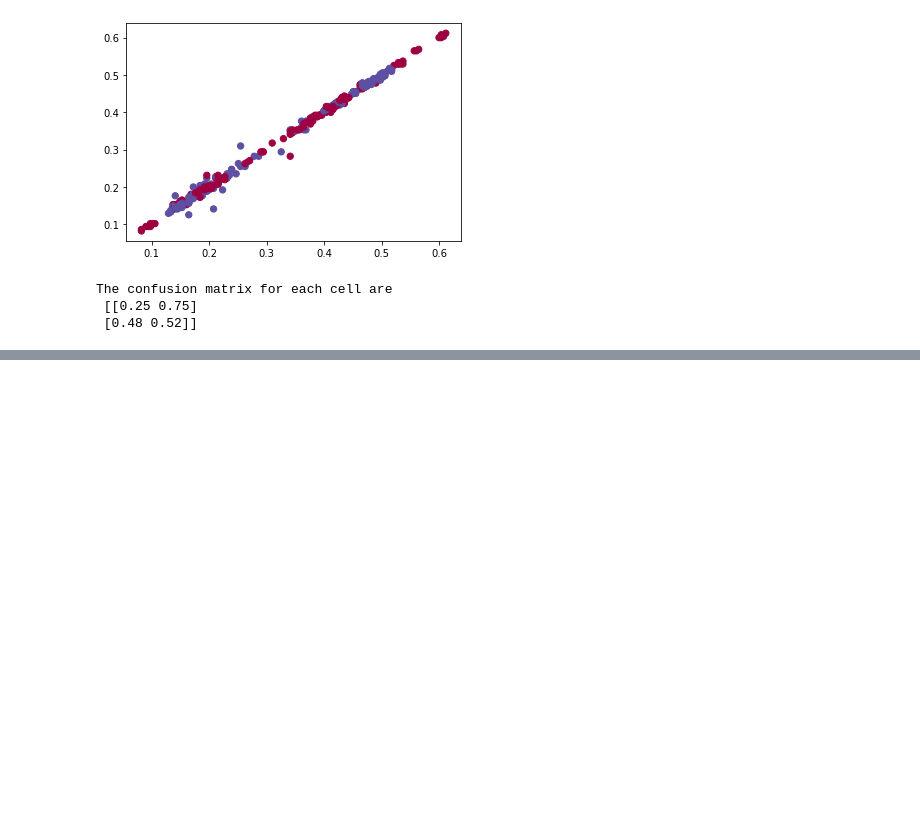
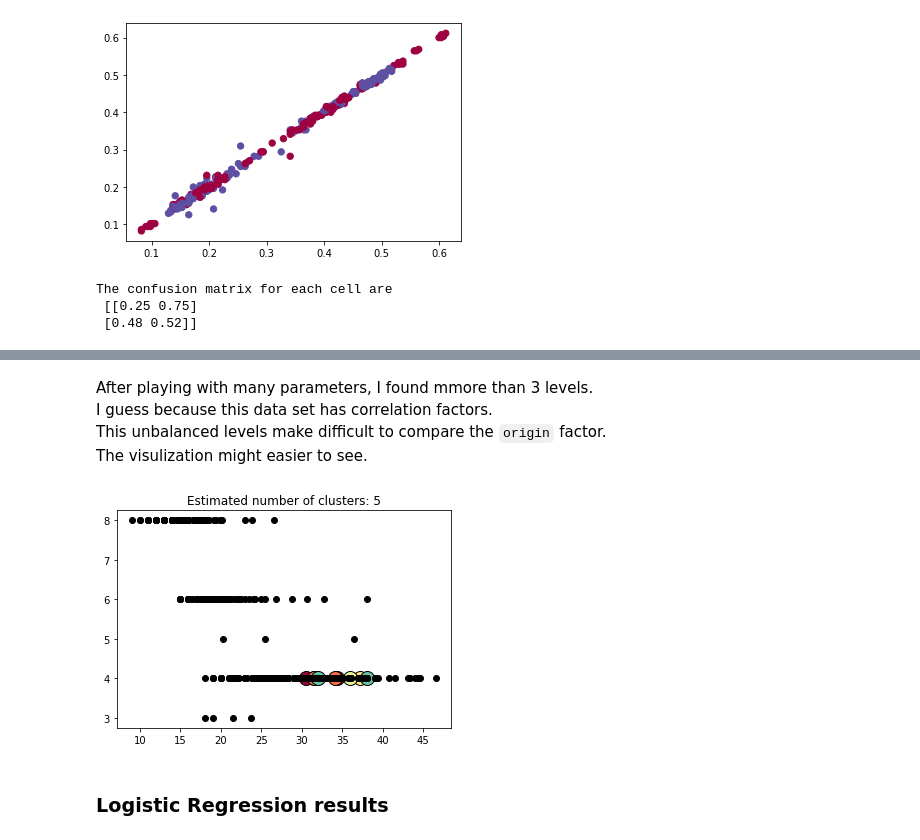
Before and after one commit to Chuanhuan/NTU-Classes, a Jupyter notebook: Data Analytics/hw8-jack.ipynb, the cells around one changed output, grey strips where cells are left out. Cells and saved outputs as stored; diff of their text form; code cells hidden in the pictures; blank space fills up the shorter version.

```diff
--- a/Data Analytics/hw8-jack.ipynb
+++ b/Data Analytics/hw8-jack.ipynb
@@ -203,0 +263,33 @@ array([0., 1., 0., 0., 0., 0., 0., 0., 0., 0., 0., 0., 0., 1., 1., 1., 0.,
+# %% [markdown]
+After playing with many parameters, I found mmore than 3 levels. \
+I guess because this data set has correlation factors. \
+This unbalanced levels make difficult to compare the `origin` factor. \
+The visulization might easier to see.
+# %%
+# Black removed and is used for noise instead.
+core_samples_mask = np.zeros_like(DBSCAN_cluster.labels_, dtype=bool)
+core_samples_mask[DBSCAN_cluster.core_sample_indices_] = True
+unique_labels = set(labels)
+colors = [plt.cm.Spectral(each)
+          for each in np.linspace(0, 1, len(unique_labels))]
+for k, col in zip(unique_labels, colors):
+    if k == -1:
+        # Black used for noise.
+        col = [0, 0, 0, 1]
+
+    class_member_mask = (labels == k)
+
+    xy = X[class_member_mask & core_samples_mask]
+    plt.plot(xy[:, 0], xy[:, 1], 'o', markerfacecolor=tuple(col),
+             markeredgecolor='k', markersize=14)
+
+    xy = X[class_member_mask & ~core_samples_mask]
+    plt.plot(xy[:, 0], xy[:, 1], 'o', markerfacecolor=tuple(col),
+             markeredgecolor='k', markersize=6)
+
+plt.title('Estimated number of clusters: %d' % n_clusters)
+plt.show()
+# %% [output]
+[figure, added]
+# %% [markdown]
+### Logistic Regression results
```
Also changed, not shown: parts of 19 cells of this notebook, 5 other files.
